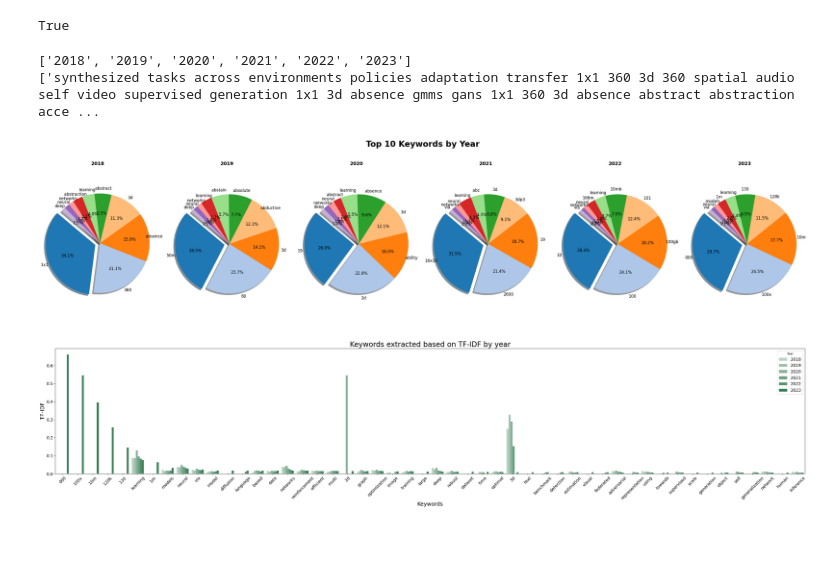
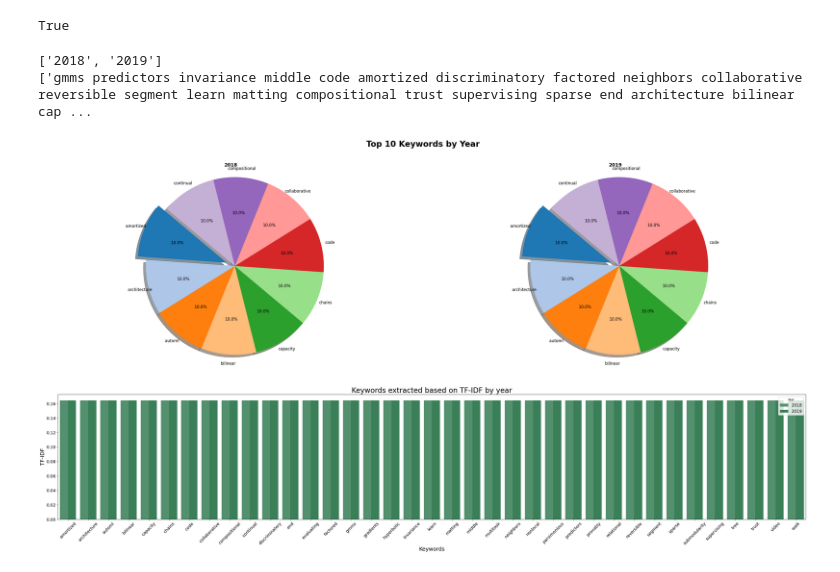
Before and after one commit to chpark-ML/diffusion-model-tutorial, a Jupyter notebook: projects/main.ipynb, the cells around one changed output. Cells and saved outputs as stored; diff of their text form; code cells hidden in the pictures; blank space fills up the shorter version.

```diff
--- a/projects/main.ipynb
+++ b/projects/main.ipynb
@@ -29,7 +31,7 @@ for key, value in dfs.items():
     string_list = list()
     string_counter = Counter()
     for string in value[TARGET_FEATURE]:
-        items = string.split(', ')
+        items = [k for k, v in ast.literal_eval(string).items() if v > 0.7]
         for item in items:
             string_set.add(item)
             string_list.append(item)
@@ -54,7 +52,7 @@ def make_autopct(values):
 # 가장 많이 등장한 문자열 top k와 파이 그래프 생성
 k = 10  # 원하는 상위 k개
 num_years = len(string_counter_year)
-fig, axs = plt.subplots(1, num_years, figsize=(32, 8))  # 1행 num_years열의 서브플롯 생성
+fig, axs = plt.subplots(1, num_years, figsize=(32, 10))  # 1행 num_years열의 서브플롯 생성
 
 for i, (year, string_counter) in enumerate(string_counter_year.items()):
     # 전체 문자열 요소 개수
@@ -164,8 +158,8 @@ for key, tfidf_dict in zip(keys_list, word_tfidf_abstracts):
     key_words = {word: tfidf for word, tfidf in key_words}
     key_words_dict[key] = key_words
 # %% [output]
-['2018', '2019', '2020', '2021', '2022', '2023']
-['synthesized tasks across environments policies adaptation transfer 1x1 360 3d 360 spatial audio self video supervised generation 1x1 3d absence gmms gans 1x1 360 3d absence abstract abstraction acce ...
+['2018', '2019']
+['gmms predictors invariance middle code amortized discriminatory factored neighbors collaborative reversible segment learn matting compositional trust supervising sparse end architecture bilinear cap ...
 # %%
 # top k 설정
 k = 10
@@ -179,41 +173,41 @@ for year, keywords in key_words_dict.items():
 
 # 그래프 설정
 num_years = len(key_words_dict)
-fig, axs = plt.subplots(1, num_years, figsize=(32, 8))
+fig, axs = plt.subplots(1, num_years, figsize=(32, 10))
 
 # 색상 설정
 colors = plt.cm.tab20(range(k))  # 색상 팔레트
 
 # 각 연도별 파이 그래프 그리기
 for i, (year, top_keywords) in enumerate(top_keywords_year.items()):
     labels, sizes = zip(*top_keywords)
     explode = [0.1 if idx == 0 else 0 for idx in range(k)]  # 첫 번째 조각만 돌출
 
     wedges, texts, autotexts = axs[i].pie(sizes, labels=labels, autopct='%1.1f%%', startangle=140, colors=colors, explode=explode, shadow=True)
 
     # 레이블 설정
     for text in texts:
         text.set_fontsize(12)
         text.set_rotation_mode('anchor')
         text.set_horizontalalignment('center')
         text.set_verticalalignment('center')
     for autotext in autotexts:
         autotext.set_fontsize(12)
         autotext.set_color('black')
 
     axs[i].set_title(f"{year}", fontsize=14, fontweight='bold')
     axs[i].axis('equal')  # Equal aspect ratio ensures that pie is drawn as a circle.
 
 # 전체 제목 설정
 plt.suptitle(f"Top {k} Keywords by Year", fontsize=24, fontweight='bold')
 plt.tight_layout(rect=[0, 0.03, 1, 0.95])  # 레이아웃 조정
 
 # 그래프 출력
 plt.show()
 # %% [output]
-[figure, old version]
+[figure, new version]
 # %%
-sorting_standard = "2023"
+sorting_standard = "2018"
 topk = 100
 
 # Sorting keywords based on 2023 data
@@ -245,4 +239,4 @@ plt.tight_layout()
 plt.legend(title='Year', fontsize=14)
 plt.show()
 # %% [output]
-[figure, old version]
+[figure, new version]
```
Also changed, not shown: parts of 3 cells of this notebook, 1 other file.
